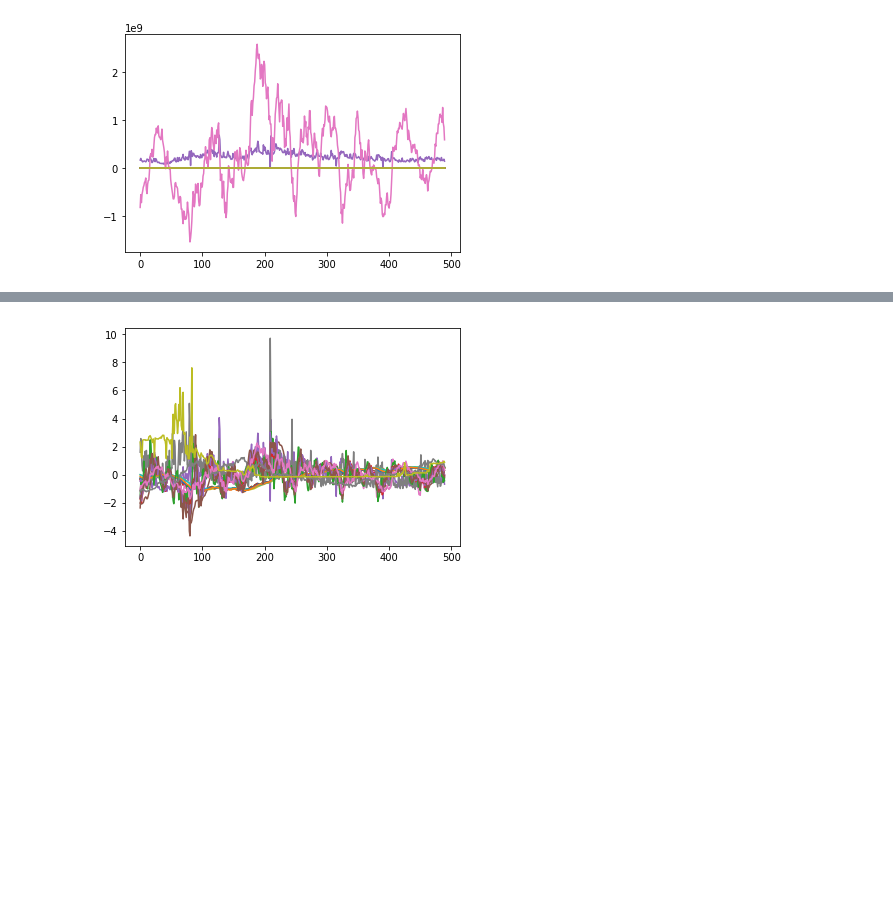
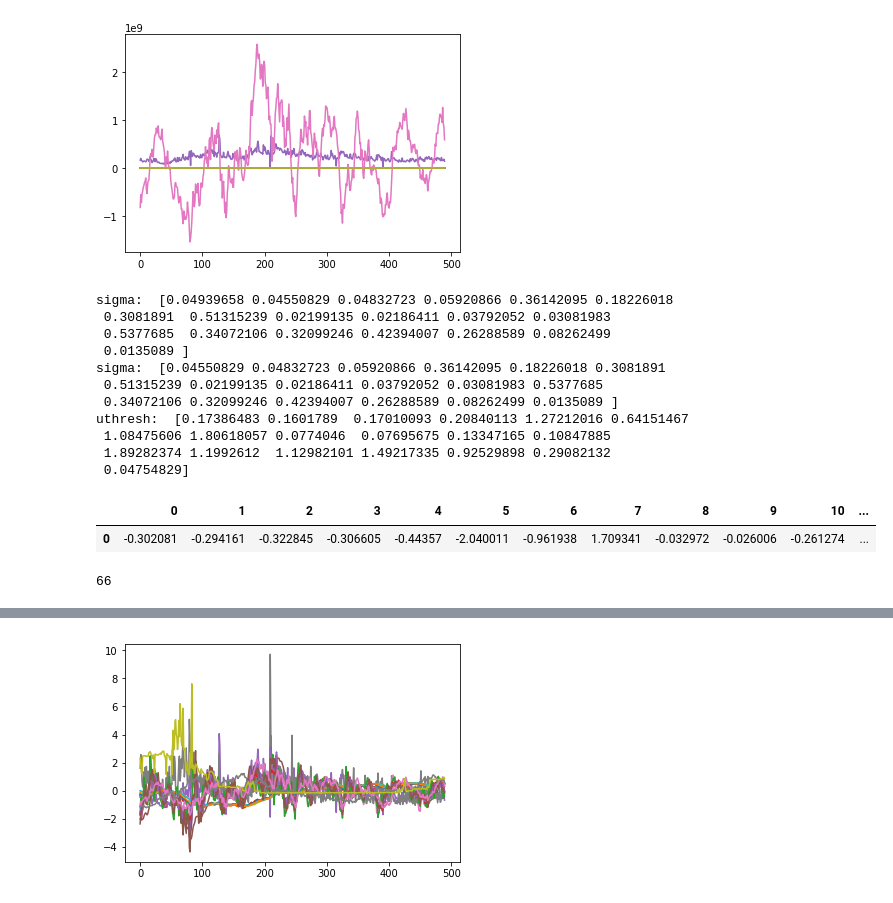
Before and after one commit to timothyyu/wsae-lstm, a Jupyter notebook: notebooks/4a - denoise_periods function seperate from scale and chart colors.ipynb, the cells around one changed output, grey strips where cells are left out. Drawn from its saved outputs; the diff is of its cells as text; code cells hidden in the pictures; blank space fills up the shorter version.

Commit message:
import cleanup, pre-sigma/uthresh save (incomplete)

```diff
--- a/notebooks/4a - denoise_periods function seperate from scale and chart colors.ipynb
+++ b/notebooks/4a - denoise_periods function seperate from scale and chart colors.ipynb
@@ -41,3 +41,38 @@ dict_dataframes_index['nifty 50 index data'][1][1].head(1)
 plt.plot(dict_dataframes_index['nifty 50 index data'][1][1].values);
 # %% [output]
 [figure]
+# %%
+
+def waveletSmooth( x, wavelet="haar", level=2, declevel=2):
+    # calculate the wavelet coefficients
+    coeff = pywt.wavedec( x, wavelet, mode='periodization',level=declevel,axis=0 )
+    # calculate a threshold
+    sigma = mad(coeff[-level])
+    print("sigma: ",sigma)
+    print("sigma: ",sigma[1:])
+    uthresh = sigma * np.sqrt( 2*np.log( len( x ) ) )
+    print("uthresh: ",uthresh)
+    coeff[1:] = ( pywt.threshold( i, value=uthresh, mode="hard" ) for i in coeff[1:] )
+    # reconstruct the signal using the thresholded coefficients
+    y = pywt.waverec( coeff, wavelet, mode='periodization',axis=0 )
+    return y
+# %%
+pd.DataFrame(waveletSmooth(ddi_scaled['nifty 50 index data'][1][1])).head(1)
+# %% [output]
+sigma:  [0.04939658 0.04550829 0.04832723 0.05920866 0.36142095 0.18226018
+ 0.3081891  0.51315239 0.02199135 0.02186411 0.03792052 0.03081983
+ 0.5377685  0.34072106 0.32099246 0.42394007 0.26288589 0.08262499
+ 0.0135089 ]
+sigma:  [0.04550829 0.04832723 0.05920866 0.36142095 0.18226018 0.3081891
+ 0.51315239 0.02199135 0.02186411 0.03792052 0.03081983 0.5377685
+ 0.34072106 0.32099246 0.42394007 0.26288589 0.08262499 0.0135089 ]
+uthresh:  [0.17386483 0.1601789  0.17010093 0.20840113 1.27212016 0.64151467
+ 1.08475606 1.80618057 0.0774046  0.07695675 0.13347165 0.10847885
+ 1.89282374 1.1992612  1.12982101 1.49217335 0.92529898 0.29082132
+ 0.04754829]
+|  | 0 | 1 | 2 | 3 | 4 | 5 | 6 | 7 | 8 | 9 | 10 | ... |
+| 0 | -0.302081 | -0.294161 | -0.322845 | -0.306605 | -0.44357 | -2.040011 | -0.961938 | 1.709341 | -0.032972 | -0.026006 | -0.261274 | ... |
+# %%
+len(ddi_scaled['nifty 50 index data'][1][2])
+# %% [output]
+66
```
Also changed, not shown: parts of 4 cells of this notebook, 22 other files.
